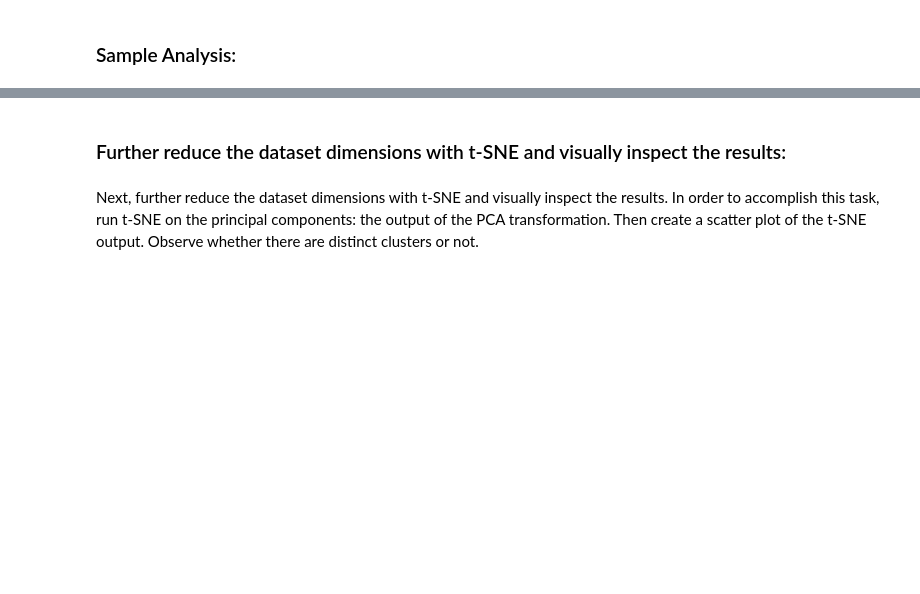
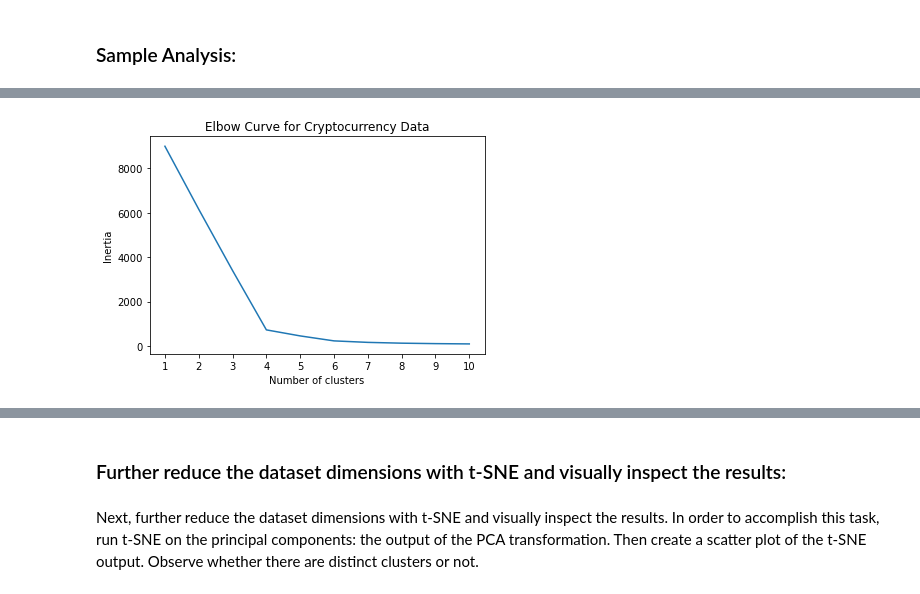
Before and after one commit to uzmabb182/Unsupervised-Learning---Cryptocurrency-Clusters, a Jupyter notebook: cryptocurrency.ipynb, the cells around one changed output, grey strips where cells are left out. Saved outputs shown, nothing was run; the diff lists cells and outputs as text; code cells hidden in the pictures; blank space fills up the shorter version.

```diff
--- a/cryptocurrency.ipynb
+++ b/cryptocurrency.ipynb
@@ -308,7 +324,7 @@ Creating dummy variables above dramatically increased the number of features in
 # Applying PCA to reduce dimensions from 583 columns
 
 # Initialize PCA model
-pca = PCA(n_components=0.99)
+pca = PCA(n_components=0.9)
 
 # Get two principal components for the crypto data.
 crypto_pca = pca.fit_transform(crypto_scaled)
@@ -340,0 +369,6 @@ array([[-6.93074718e-01, -2.61076088e-01,  2.42005520e-05, ...,
+# %%
+# Transform PCA data to a DataFrame
+df_crypto_pca = pd.DataFrame(
+    data=crypto_pca, columns=["principal component 1", "principal component 2", "principal component 3"]
+)
+df_crypto_pca.head()
@@ -340,0 +391,13 @@ array([[-6.93074718e-01, -2.61076088e-01,  2.42005520e-05, ...,
+# %%
+# Initialize the K-Means model
+model = KMeans(n_clusters=3, random_state=0)
+
+# Fit the model
+model.fit(df_crypto_pca)
+
+# Predict clusters
+predictions = model.predict(df_crypto_pca)
+
+# Add the predicted class columns
+df_crypto_pca["class"] = model.labels_
+df_crypto_pca
@@ -340,0 +438,16 @@ array([[-6.93074718e-01, -2.61076088e-01,  2.42005520e-05, ...,
+# %%
+# Finding the best value for k
+
+inertia = []
+k = list(range(1, 11))
+
+# Calculate the inertia for the range of k values
+for i in k:
+    km = KMeans(n_clusters=i, random_state=0)
+    km.fit(df_crypto_pca)
+    inertia.append(km.inertia_)
+
+# Create the Elbow Curve using hvPlot
+elbow_data = {"k": k, "inertia": inertia}
+df_elbow = pd.DataFrame(elbow_data)
+df_elbow.head()
@@ -340,0 +461,10 @@ array([[-6.93074718e-01, -2.61076088e-01,  2.42005520e-05, ...,
+# %%
+# Plot the elbow curve to find the best candidate(s) for k
+plt.plot(df_elbow['k'], df_elbow['inertia'])
+plt.xticks(range(1,11))
+plt.xlabel('Number of clusters')
+plt.ylabel('Inertia')
+plt.title('Elbow Curve for Cryptocurrency Data')
+plt.show()
+# %% [output]
+[figure, added]
```
Also changed, not shown: parts of 39 cells of this notebook.
